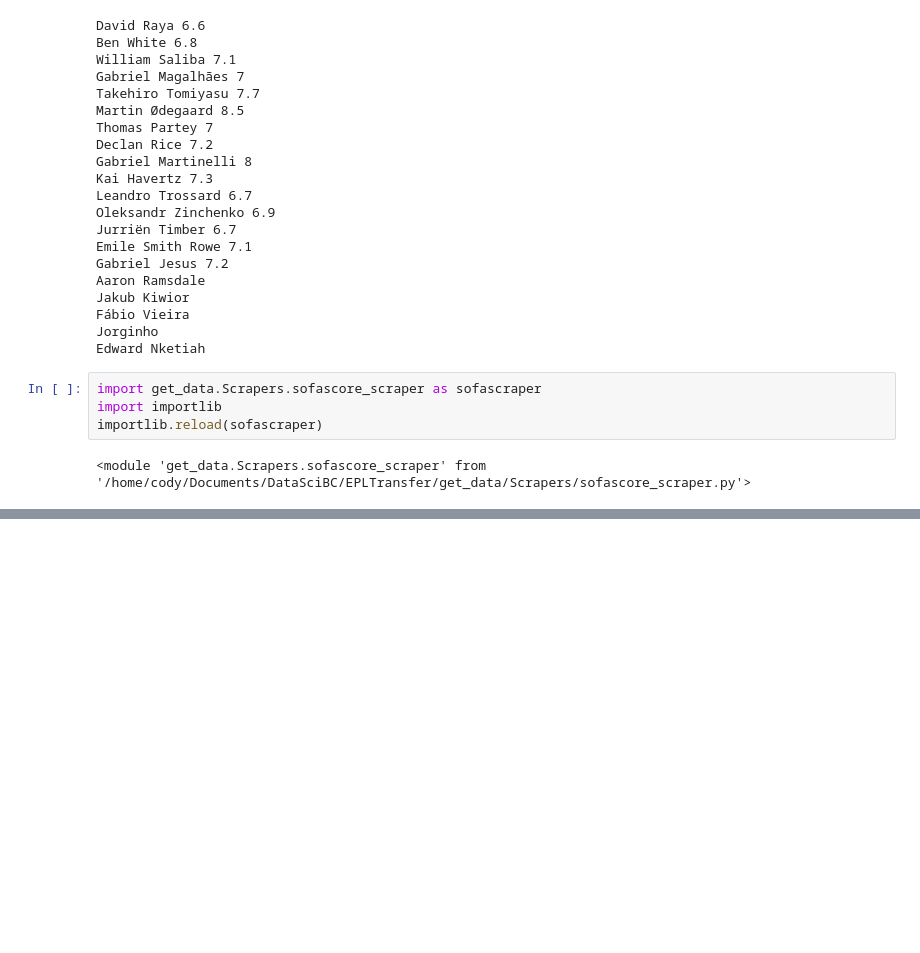
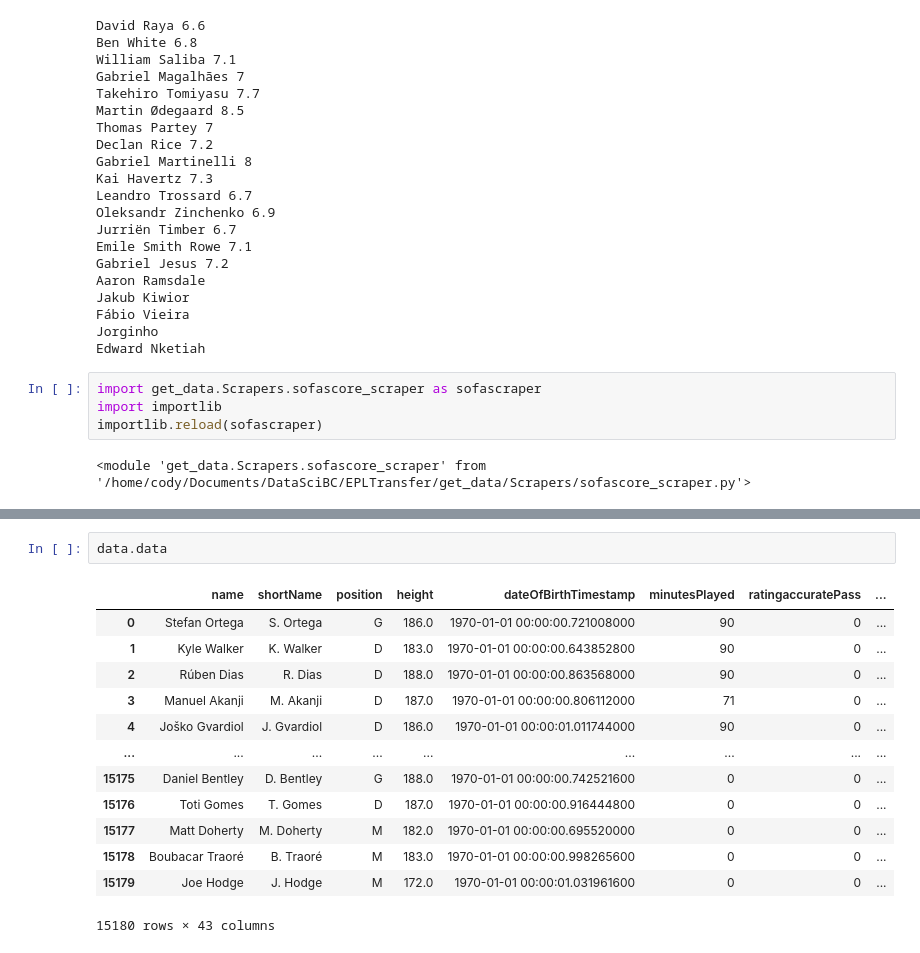
Before and after one commit to shadtome/Score-data, a Jupyter notebook: sofascore_test.ipynb, the cells around one changed output, grey strips where cells are left out. Saved outputs shown, nothing was run; the diff lists cells and outputs as text; blank space fills up the shorter version.

```diff
--- a/sofascore_test.ipynb
+++ b/sofascore_test.ipynb
@@ -278,0 +246,16 @@ KeyboardInterrupt:
+# %%
+data.data
+# %% [output]
+|  | name | shortName | position | height | dateOfBirthTimestamp | minutesPlayed | ratingaccuratePass | ... |
+| 0 | Stefan Ortega | S. Ortega | G | 186.0 | 1970-01-01 00:00:00.721008000 | 90 | 0 | ... |
+| 1 | Kyle Walker | K. Walker | D | 183.0 | 1970-01-01 00:00:00.643852800 | 90 | 0 | ... |
+| 2 | Rúben Dias | R. Dias | D | 188.0 | 1970-01-01 00:00:00.863568000 | 90 | 0 | ... |
+| 3 | Manuel Akanji | M. Akanji | D | 187.0 | 1970-01-01 00:00:00.806112000 | 71 | 0 | ... |
+| 4 | Joško Gvardiol | J. Gvardiol | D | 186.0 | 1970-01-01 00:00:01.011744000 | 90 | 0 | ... |
+| ... | ... | ... | ... | ... | ... | ... | ... | ... |
+| 15175 | Daniel Bentley | D. Bentley | G | 188.0 | 1970-01-01 00:00:00.742521600 | 0 | 0 | ... |
+| 15176 | Toti Gomes | T. Gomes | D | 187.0 | 1970-01-01 00:00:00.916444800 | 0 | 0 | ... |
+| 15177 | Matt Doherty | M. Doherty | M | 182.0 | 1970-01-01 00:00:00.695520000 | 0 | 0 | ... |
+| 15178 | Boubacar Traoré | B. Traoré | M | 183.0 | 1970-01-01 00:00:00.998265600 | 0 | 0 | ... |
+| 15179 | Joe Hodge | J. Hodge | M | 172.0 | 1970-01-01 00:00:01.031961600 | 0 | 0 | ... |
+15180 rows × 43 columns
```
Also changed, not shown: parts of 3 cells of this notebook, 2 other files.
